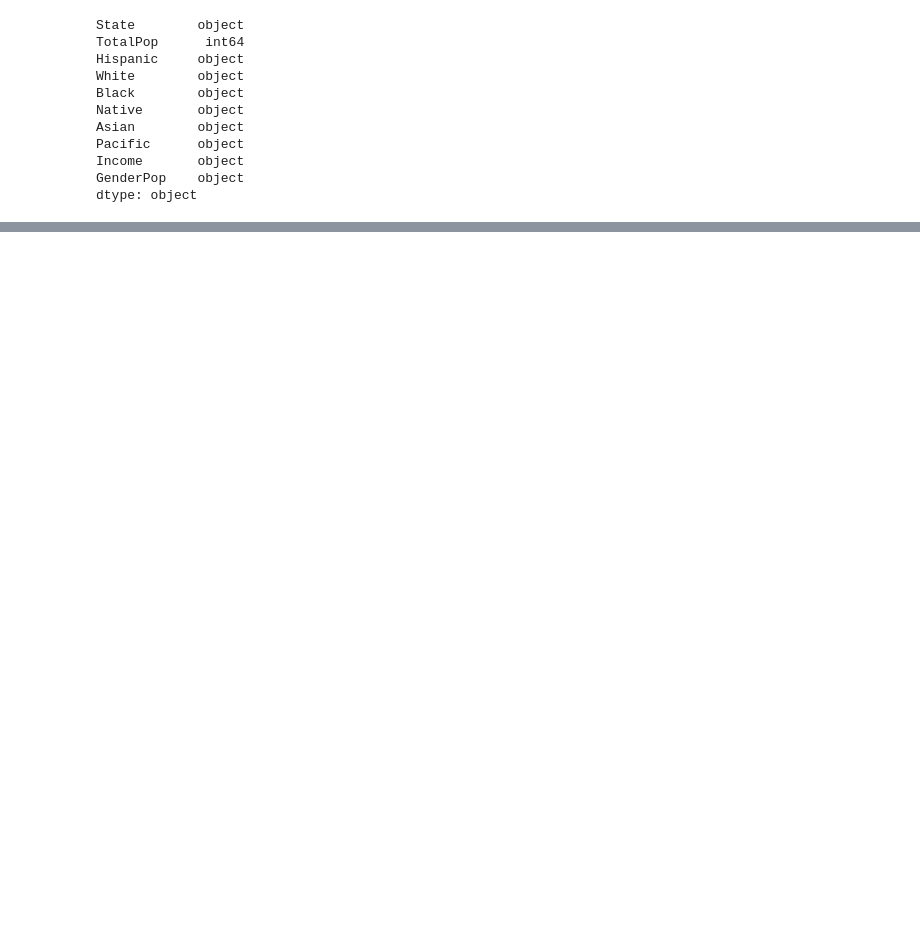
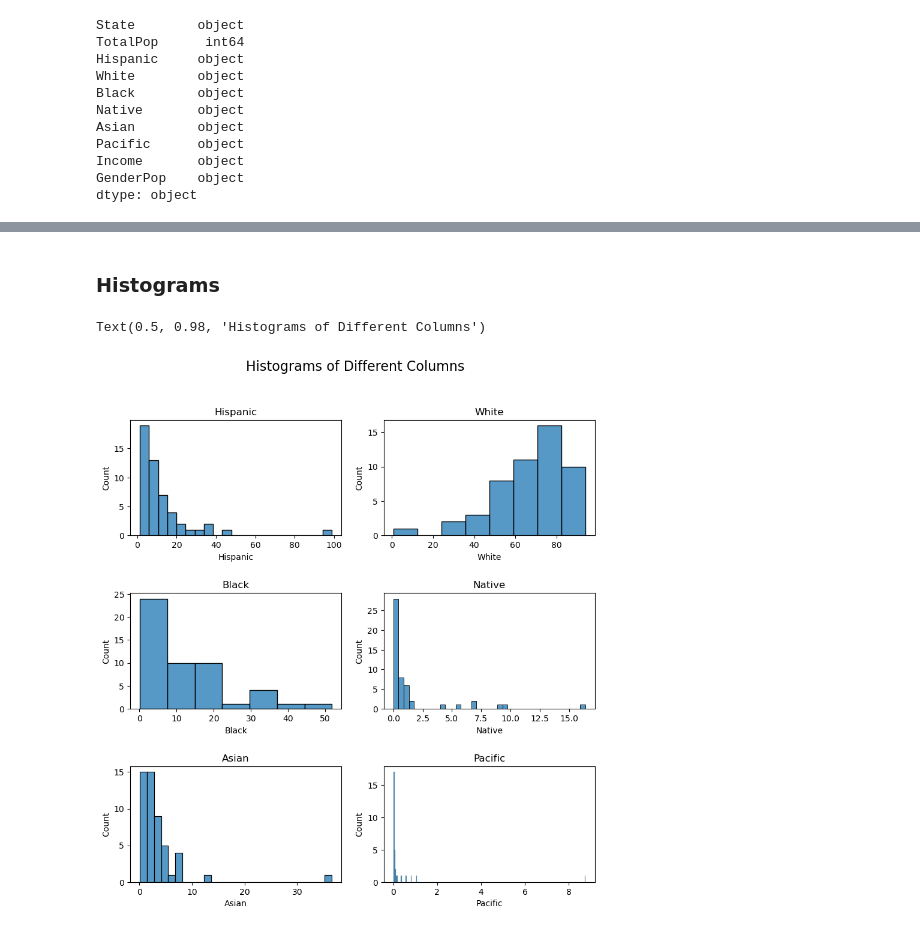
Before and after one commit to DanialAslam04/Deep_Learning_BWF_Danial_Aslam, a Jupyter notebook: Projects/Proj1/US_Census Data Cleaning/US_Census.ipynb, the cells around one changed output, grey strips where cells are left out. Saved outputs shown, nothing was run; the diff lists cells and outputs as text; code cells hidden in the pictures; blank space fills up the shorter version.

```diff
--- a/Projects/Proj1/US_Census Data Cleaning/US_Census.ipynb
+++ b/Projects/Proj1/US_Census Data Cleaning/US_Census.ipynb
@@ -195,0 +282,22 @@ df.head()
+# %% [markdown]
+### Histograms
+# %%
+fig, axes = plt.subplots(nrows=3, ncols=2, figsize=(10, 10))
+
+# Create a list of column names to plot
+columns = per_col
+
+# Use a for loop to plot histograms for each column of data
+for i, ax in enumerate(axes.flat):
+    if i < len(columns):
+        sns.histplot(data=us_census, x=columns[i], ax=ax)
+        ax.set_title(columns[i])
+
+# Add vertical spacing between the subplots
+plt.subplots_adjust(hspace=0.5)
+
+# Add a main title to the entire figure
+plt.suptitle('Histograms of Different Columns', fontsize=16)
+# %% [output]
+Text(0.5, 0.98, 'Histograms of Different Columns')
+[figure, added]
```
Also changed, not shown: parts of 54 cells of this notebook, 12 other files.
